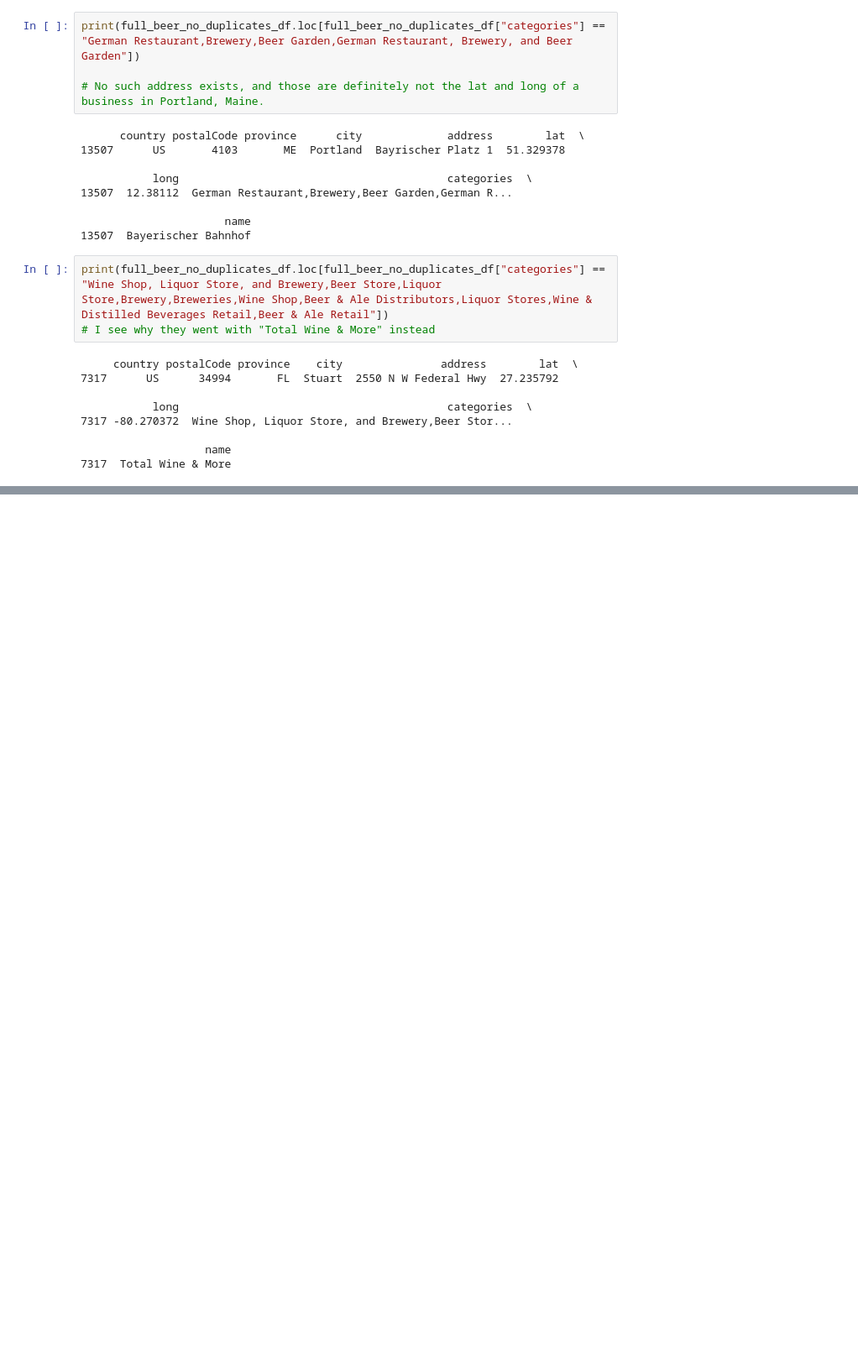
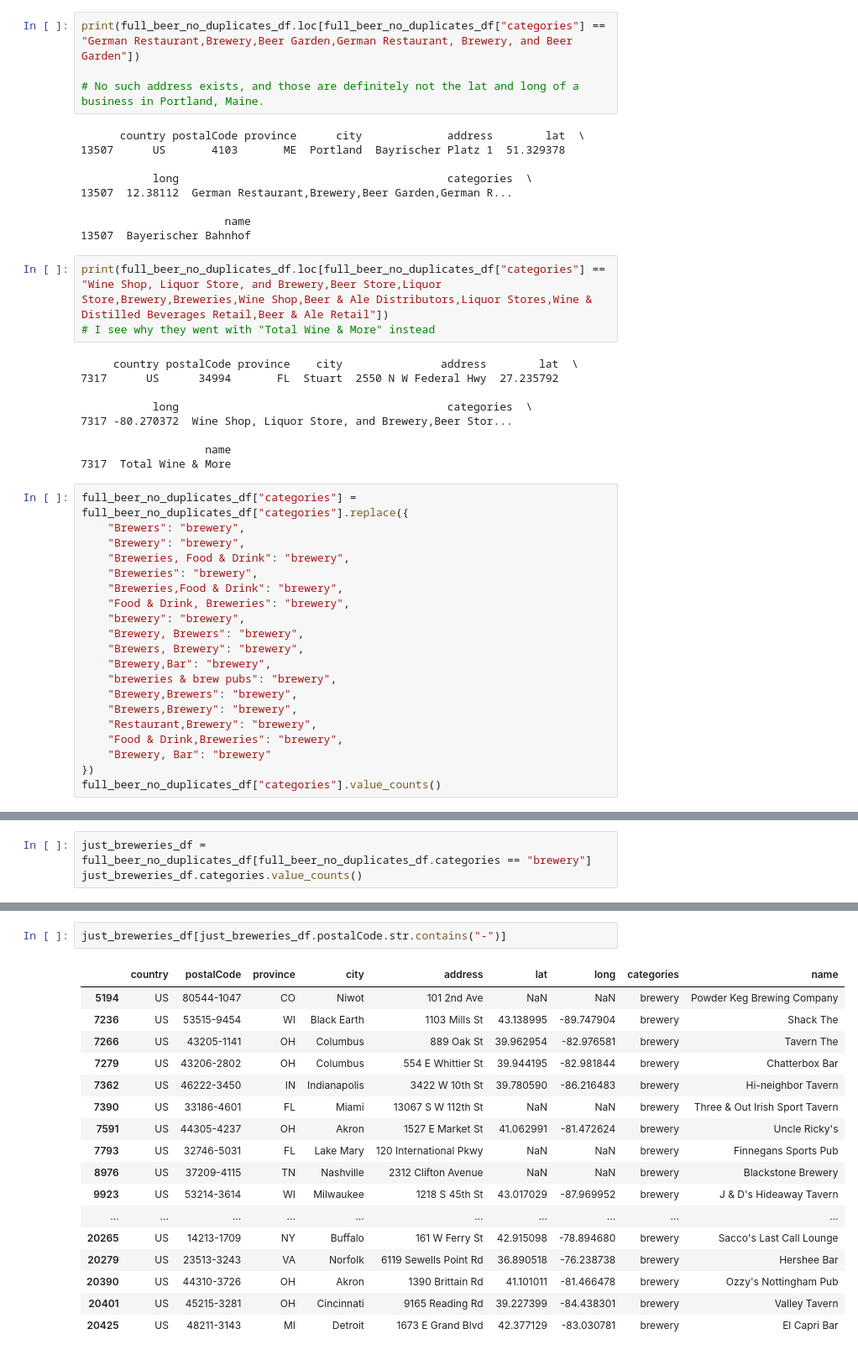
Before and after one commit to sjlapan/Economic_Predictors_of_Brewery_Success, a Jupyter notebook: brewery_cleaning.ipynb, the cells around one changed output, grey strips where cells are left out. Shown at 84% size. Saved outputs shown, nothing was run; the diff lists cells and outputs as text; blank space fills up the shorter version.

Commit message:
finished (ha ha) cleaning the brewery data and exported .csv to resources folder

```diff
--- a/brewery_cleaning.ipynb
+++ b/brewery_cleaning.ipynb
@@ -467,3 +467,23 @@ print(full_beer_no_duplicates_df.loc[full_beer_no_duplicates_df["categories"] ==
 
                    name
 7317  Total Wine & More
+# %%
+full_beer_no_duplicates_df["categories"] = full_beer_no_duplicates_df["categories"].replace({
+    "Brewers": "brewery",
+    "Brewery": "brewery",
+    "Breweries, Food & Drink": "brewery",
+    "Breweries": "brewery",
+    "Breweries,Food & Drink": "brewery",
+    "Food & Drink, Breweries": "brewery",
+    "brewery": "brewery",
+    "Brewery, Brewers": "brewery",
+    "Brewers, Brewery": "brewery",
+    "Brewery,Bar": "brewery",
+    "breweries & brew pubs": "brewery",
+    "Brewery,Brewers": "brewery",
+    "Brewers,Brewery": "brewery",
+    "Restaurant,Brewery": "brewery",
+    "Food & Drink,Breweries": "brewery",
+    "Brewery, Bar": "brewery"
+})
+full_beer_no_duplicates_df["categories"].value_counts()
@@ -469,0 +525,3 @@ print(full_beer_no_duplicates_df.loc[full_beer_no_duplicates_df["categories"] ==
+# %%
+just_breweries_df = full_beer_no_duplicates_df[full_beer_no_duplicates_df.categories == "brewery"]
+just_breweries_df.categories.value_counts()
@@ -469,0 +573,20 @@ print(full_beer_no_duplicates_df.loc[full_beer_no_duplicates_df["categories"] ==
+# %%
+just_breweries_df[just_breweries_df.postalCode.str.contains("-")]
+# %% [output]
+|  | country | postalCode | province | city | address | lat | long | categories | name |
+| 5194 | US | 80544-1047 | CO | Niwot | 101 2nd Ave | NaN | NaN | brewery | Powder Keg Brewing Company |
+| 7236 | US | 53515-9454 | WI | Black Earth | 1103 Mills St | 43.138995 | -89.747904 | brewery | Shack The |
+| 7266 | US | 43205-1141 | OH | Columbus | 889 Oak St | 39.962954 | -82.976581 | brewery | Tavern The |
+| 7279 | US | 43206-2802 | OH | Columbus | 554 E Whittier St | 39.944195 | -82.981844 | brewery | Chatterbox Bar |
+| 7362 | US | 46222-3450 | IN | Indianapolis | 3422 W 10th St | 39.780590 | -86.216483 | brewery | Hi-neighbor Tavern |
+| 7390 | US | 33186-4601 | FL | Miami | 13067 S W 112th St | NaN | NaN | brewery | Three & Out Irish Sport Tavern |
+| 7591 | US | 44305-4237 | OH | Akron | 1527 E Market St | 41.062991 | -81.472624 | brewery | Uncle Ricky's |
+| 7793 | US | 32746-5031 | FL | Lake Mary | 120 International Pkwy | NaN | NaN | brewery | Finnegans Sports Pub |
+| 8976 | US | 37209-4115 | TN | Nashville | 2312 Clifton Avenue | NaN | NaN | brewery | Blackstone Brewery |
+| 9923 | US | 53214-3614 | WI | Milwaukee | 1218 S 45th St | 43.017029 | -87.969952 | brewery | J & D's Hideaway Tavern |
+| ... | ... | ... | ... | ... | ... | ... | ... | ... | ... |
+| 20265 | US | 14213-1709 | NY | Buffalo | 161 W Ferry St | 42.915098 | -78.894680 | brewery | Sacco's Last Call Lounge |
+| 20279 | US | 23513-3243 | VA | Norfolk | 6119 Sewells Point Rd | 36.890518 | -76.238738 | brewery | Hershee Bar |
+| 20390 | US | 44310-3726 | OH | Akron | 1390 Brittain Rd | 41.101011 | -81.466478 | brewery | Ozzy's Nottingham Pub |
+| 20401 | US | 45215-3281 | OH | Cincinnati | 9165 Reading Rd | 39.227399 | -84.438301 | brewery | Valley Tavern |
+| 20425 | US | 48211-3143 | MI | Detroit | 1673 E Grand Blvd | 42.377129 | -83.030781 | brewery | El Capri Bar |
```
Also changed, not shown: parts of 14 cells of this notebook, 1 other file.
